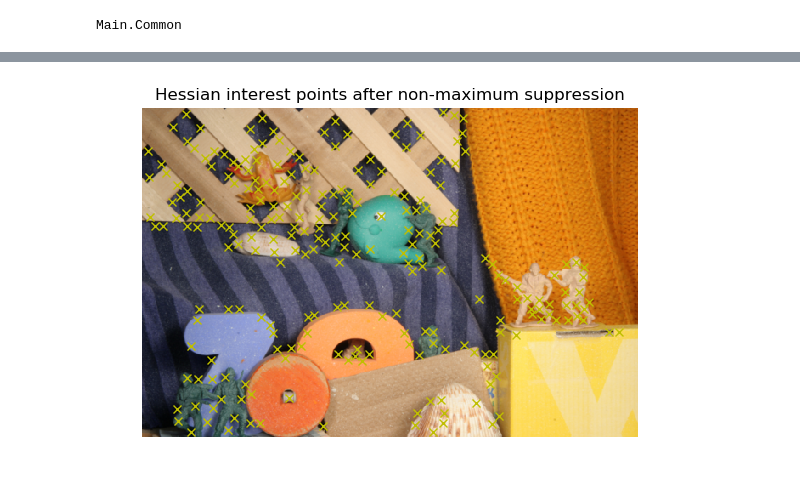
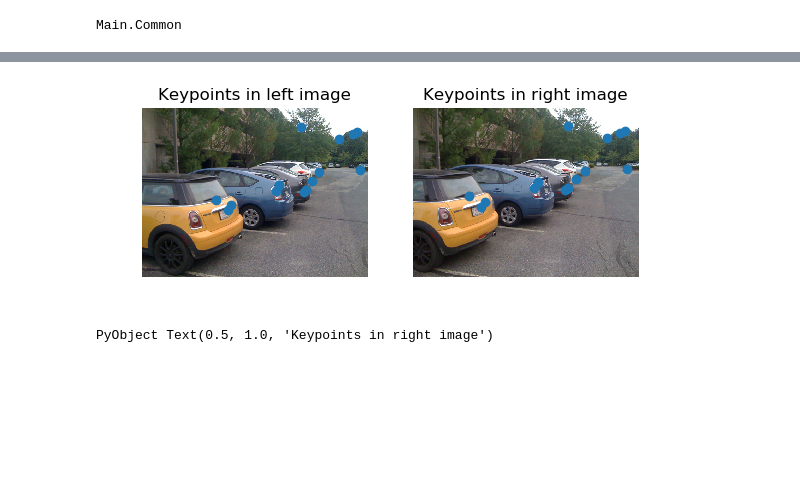
Before and after one commit to luzhenzheng/Assignment3, a Jupyter notebook: notebook1.ipynb, the cells around one changed output, grey strips where cells are left out. Drawn from its saved outputs; the diff is of its cells as text; code cells hidden in the pictures; blank space fills up the shorter version.

```diff
--- a/notebook1.ipynb
+++ b/notebook1.ipynb
@@ -115,43 +10,22 @@ title("Hessian interest points without non-maximum suppression");
-# %%
-#---------------------------------------------------------
-# Non-maximum suppression of criterion function values.
-#   Extracts local maxima within a 5x5 window and
-#   allows multiple points with equal values within the same window.
-#   Discards interest points in a 5 pixel boundary.
-#   Applies thresholding with the given threshold.
-#
-# INPUTS:
-#   criterion  function score
-#   thresh     param for thresholding
-#
-# OUTPUTS:
-#   rows        row positions of kept interest points
-#   columns     column positions of kept interest points
-#
-#---------------------------------------------------------
-function nonmaxsupp(criterion::Array{Float64,2}, thresh::Float64)
-  # apply maximum filter
-  criterion_max = Common.nlfilter(criterion, maximum, 5, 5, Fill(-Inf))
-
-  # if value is local maximum and above threshold, keep it !
-  mask = (criterion .>= criterion_max) .* (criterion .> thresh)
-
-  # Get rid of interest points close to the boundaries
-  k = 4 # bndry - 1
-  mask[1:1+k,:] .= 0
-  mask[end-k+1:end,:] .= 0
-  mask[:,1:1+k] .= 0
-  mask[:,end-k+1:end] .= 0
-  rows,columns = Common.findnonzero(mask)
-
-  return rows::Array{Int,1},columns::Array{Int,1}
-end
-
-# Apply non-maximum suppression
-rows,columns = nonmaxsupp(criterion,threshold)
-
-# Display interest points on top of color image
-figure(); imshow(rgb); plot(columns.-1,rows.-1,"xy",linewidth=8); axis("off");
-title("Hessian interest points after non-maximum suppression");
-# %% [output]
-[figure, removed]
+# %%
+# Load images and points
+img1 = Float64.(PyPlot.imread("a4p1a.png"))
+img2 = Float64.(PyPlot.imread("a4p1b.png"))
+points1 = load("points.jld2", "points1")
+points2 = load("points.jld2", "points2")
+
+# Display images and correspondences
+figure()
+subplot(121)
+imshow(img1,interpolation="none")
+axis("off")
+scatter(points1[:,1],points1[:,2])
+title("Keypoints in left image")
+subplot(122)
+imshow(img2,interpolation="none")
+axis("off")
+scatter(points2[:,1],points2[:,2])
+title("Keypoints in right image")
+# %% [output]
+[figure, added]
+PyObject Text(0.5, 1.0, 'Keypoints in right image')
```
Also changed, not shown: parts of 10 cells of this notebook, 1 other file.
